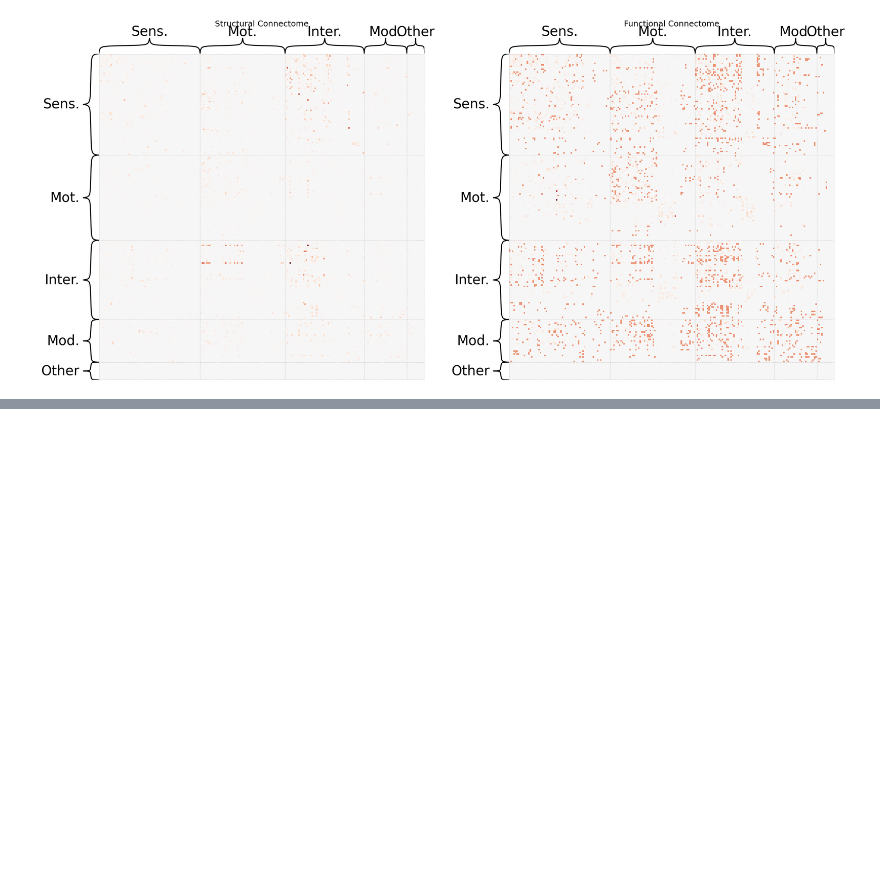
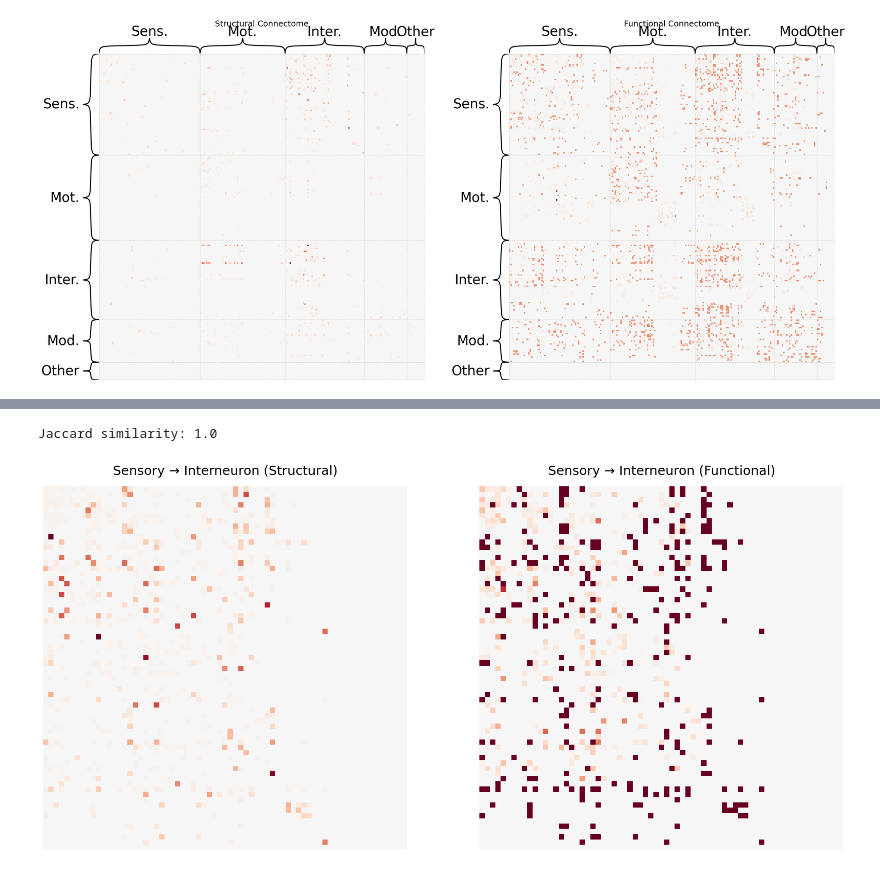
Before and after one commit to Shavit-Lab/celegans_connectome_analysis, a Jupyter notebook: networks.ipynb, the cells around one changed output, grey strips where cells are left out. Saved outputs shown, nothing was run; the diff lists cells and outputs as text; code cells hidden in the pictures; blank space fills up the shorter version.

```diff
--- a/networks.ipynb
+++ b/networks.ipynb
@@ -142,0 +134,36 @@ plt.show()
+# %%
+binarized_stx_adj = stx_adj > 0
+binarized_fx_adj = fx_adj > 0
+
+# Calculate the Jaccard similarity between the two connectomes
+jaccard_similarity = np.sum(np.logical_and(binarized_stx_adj, binarized_fx_adj)) / np.sum(np.logical_or(binarized_stx_adj, binarized_fx_adj))
+print(f"Jaccard similarity: {jaccard_similarity}")
+# %% [output]
+Jaccard similarity: 1.0
+# %%
+# zoom in on sensory to neuron connections
+sensory_nodes = [n for n in G_loaded.nodes if G_loaded.nodes[n]["neuron type"] == "Sens."]
+sensory_indices = [ordered_nodes.index(n) for n in sensory_nodes]
+interneuron_nodes = [n for n in G_loaded.nodes if G_loaded.nodes[n]["neuron type"] == "Inter."]
+interneuron_indices = [ordered_nodes.index(n) for n in interneuron_nodes]
+
+sub_stx_adj = stx_adj[np.ix_(sensory_indices, interneuron_indices)]
+sub_fx_adj = fx_adj[np.ix_(sensory_indices, interneuron_indices)]
+
+fig, axes = plt.subplots(1, 2, figsize=(20, 10))
+rows_stx, cols_stx = sub_stx_adj.shape
+rows_fx, cols_fx = sub_fx_adj.shape
+
+max_size = max(rows_stx, cols_stx)
+
+padded_sub_stx_adj = np.zeros((max_size, max_size))
+padded_sub_fx_adj = np.zeros((max_size, max_size))
+
+padded_sub_stx_adj[:rows_stx, :cols_stx] = sub_stx_adj
+padded_sub_fx_adj[:rows_fx, :cols_fx] = sub_fx_adj
+
+gl.plot.heatmap(padded_sub_stx_adj, title="Sensory → Interneuron (Structural)", ax=axes[0], sort_nodes=False, cbar=False)
+gl.plot.heatmap(padded_sub_fx_adj, title="Sensory → Interneuron (Functional)", ax=axes[1], sort_nodes=False, cbar=False)
+plt.show()
+# %% [output]
+[figure, added]
```
Also changed, not shown: parts of 6 cells of this notebook, 1 other file.
